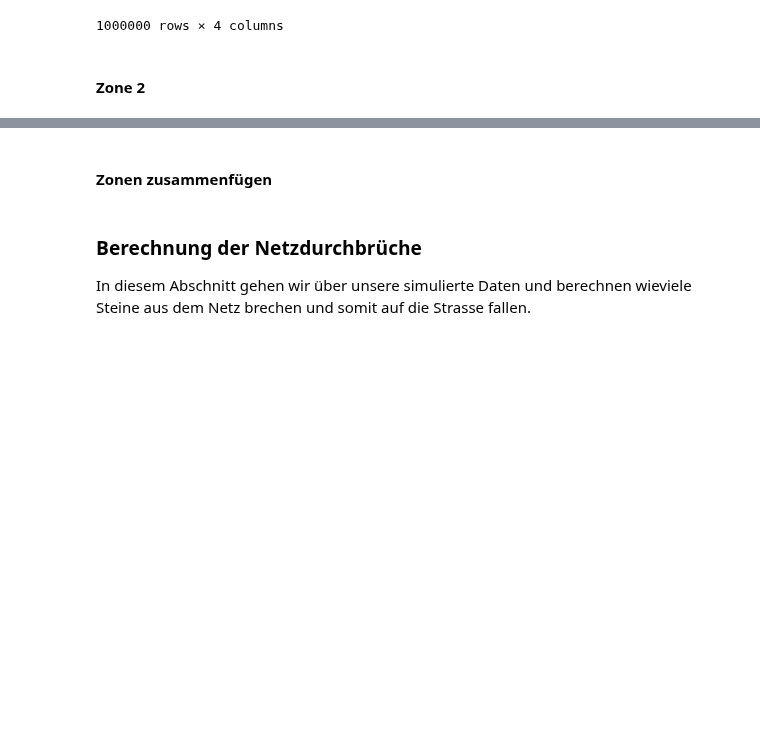
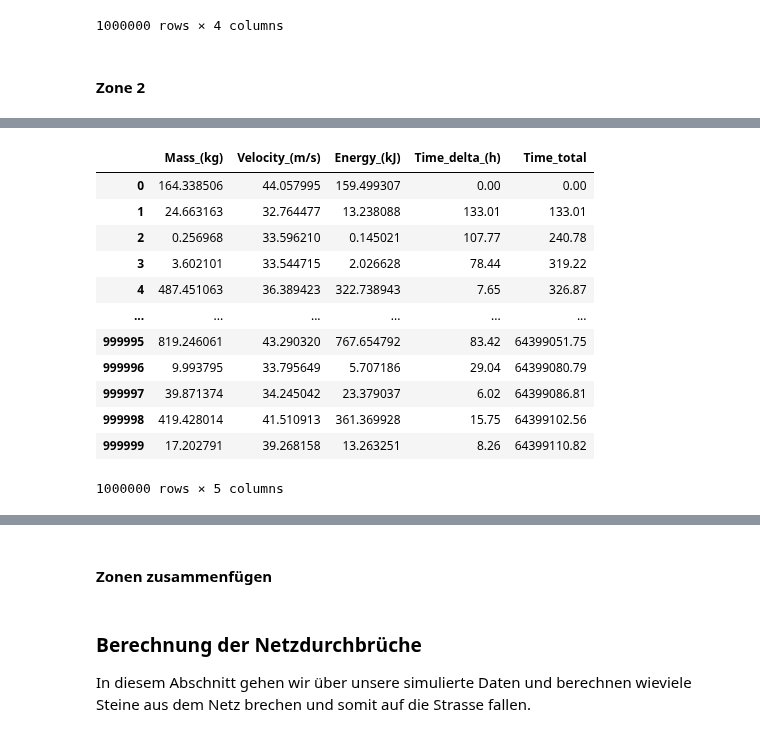
Before and after one commit to lhenchoz/cwm1, a Jupyter notebook: CWM1-Steinschlagrisiko.ipynb, the cells around one changed output, grey strips where cells are left out. Cells and saved outputs as stored; diff of their text form; code cells hidden in the pictures; blank space fills up the shorter version.

```diff
--- a/CWM1-Steinschlagrisiko.ipynb
+++ b/CWM1-Steinschlagrisiko.ipynb
@@ -405 +405,18 @@ df_area2_sim
 1000000 rows × 4 columns
+# %%
+df_area2_sim["Time_total"] = np.cumsum(df_area2_sim["Time_delta_(h)"])
+df_area2_sim
+# %% [output]
+|  | Mass_(kg) | Velocity_(m/s) | Energy_(kJ) | Time_delta_(h) | Time_total |
+| 0 | 164.338506 | 44.057995 | 159.499307 | 0.00 | 0.00 |
+| 1 | 24.663163 | 32.764477 | 13.238088 | 133.01 | 133.01 |
+| 2 | 0.256968 | 33.596210 | 0.145021 | 107.77 | 240.78 |
+| 3 | 3.602101 | 33.544715 | 2.026628 | 78.44 | 319.22 |
+| 4 | 487.451063 | 36.389423 | 322.738943 | 7.65 | 326.87 |
+| ... | ... | ... | ... | ... | ... |
+| 999995 | 819.246061 | 43.290320 | 767.654792 | 83.42 | 64399051.75 |
+| 999996 | 9.993795 | 33.795649 | 5.707186 | 29.04 | 64399080.79 |
+| 999997 | 39.871374 | 34.245042 | 23.379037 | 6.02 | 64399086.81 |
+| 999998 | 419.428014 | 41.510913 | 361.369928 | 15.75 | 64399102.56 |
+| 999999 | 17.202791 | 39.268158 | 13.263251 | 8.26 | 64399110.82 |
+1000000 rows × 5 columns
```
Also changed, not shown: parts of 42 cells of this notebook.
